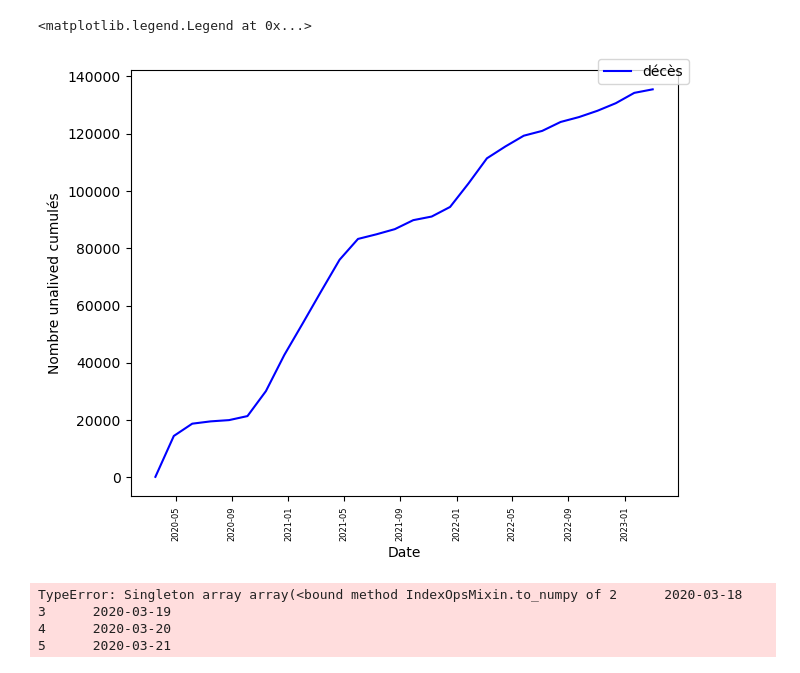
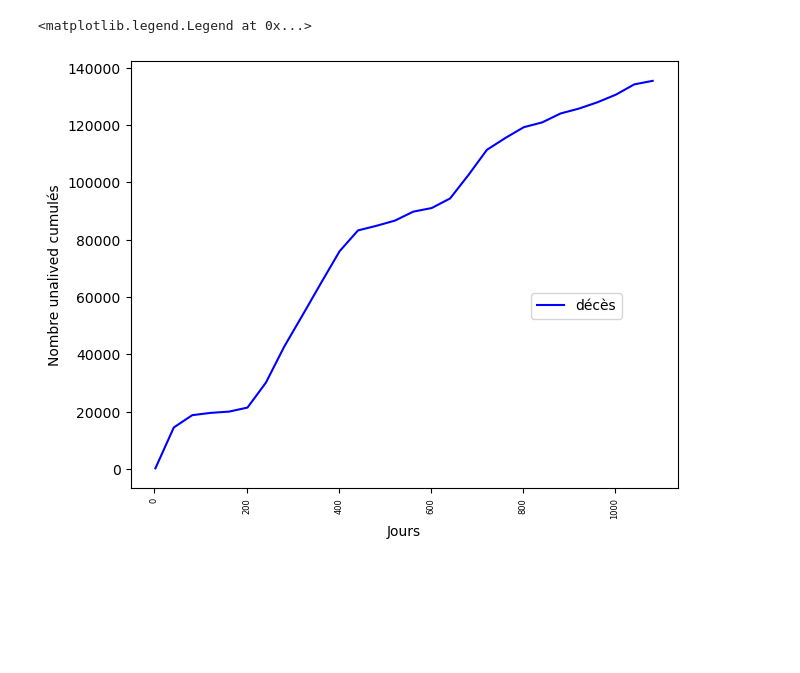
Before and after one commit to Insiares/simplon_datai_2025, a Jupyter notebook: regression_brief/covid.ipynb, the cells around one changed output. Saved outputs shown, nothing was run; the diff lists cells and outputs as text; code cells hidden in the pictures; blank space fills up the shorter version.

```diff
--- a/regression_brief/covid.ipynb
+++ b/regression_brief/covid.ipynb
@@ -1,33 +1,28 @@
 # %%
 import pandas as pd
 import matplotlib.pyplot as plt
+import numpy as np
 from sklearn.linear_model import LinearRegression
 from sklearn.model_selection import train_test_split
 from sklearn import metrics
+from sklearn.tree import DecisionTreeRegressor
 
 df = pd.read_csv('reduced_covid_sexe.csv')
 
 pd.set_option('display.max_colwidth', None)
 #on vire les titres qui interfère
 df = df[::][2::]
 
 df['Unnamed: 0'] = df['Unnamed: 0'].apply(pd.to_datetime)
+
 fig, axe1 = plt.subplots()
-axe1.plot(df['Unnamed: 0'][::40], df
+axe1.plot(df.index[::40], df
          ['dc'][::40], label = 'décès', color = 'blue')
 fig.tight_layout()
-axe1.set_xlabel('Date')
+axe1.set_xlabel('Jours')
 axe1.set_ylabel("Nombre unalived cumulés")
 axe1.tick_params(axis='x', labelrotation = 90, labelsize=6)
-fig.legend()
+fig.legend(bbox_to_anchor=(0.9, 0.5))
 # %% [output]
 <matplotlib.legend.Legend at 0x...>
-[figure, old version]
+[figure, new version]
-# %%
-date_train, date_test, dc_train, dc_test = train_test_split(df['Unnamed: 0'].to_numpy,df
-         ['dc'].to_numpy )
-# %% [output]
-TypeError: Singleton array array(<bound method IndexOpsMixin.to_numpy of 2      2020-03-18
-3      2020-03-19
-4      2020-03-20
-5      2020-03-21
```
Also changed, not shown: parts of 15 cells of this notebook, 2 other files.
